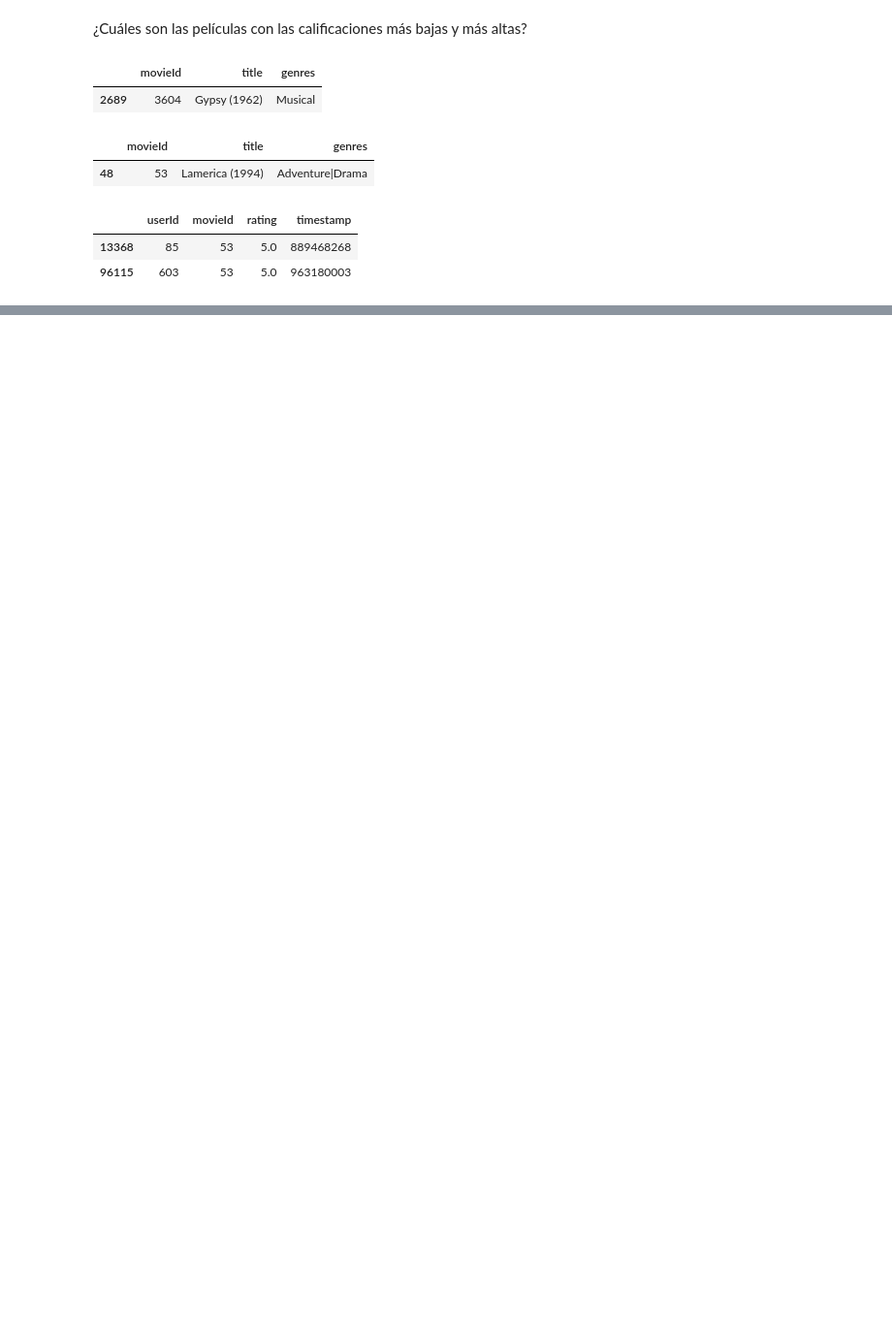
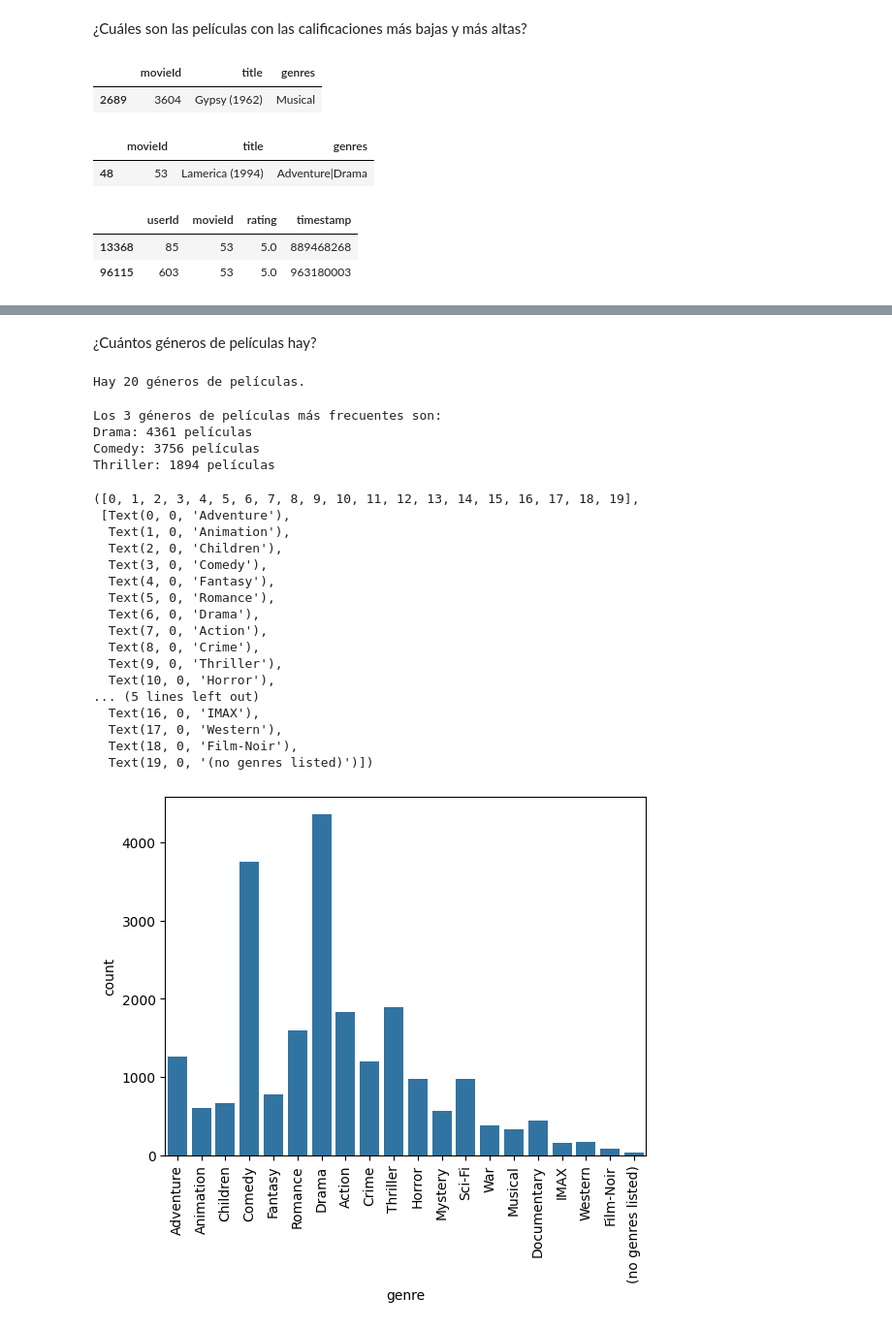
Before and after one commit to juancfaz/RecomendationMovieSystem, a Jupyter notebook: RecomendationSystem.ipynb, the cells around one changed output, grey strips where cells are left out. Shown at 97% size. Drawn from its saved outputs; the diff is of its cells as text; code cells hidden in the pictures; blank space fills up the shorter version.

```diff
--- a/RecomendationSystem.ipynb
+++ b/RecomendationSystem.ipynb
@@ -127,0 +229,3 @@ ratings[ratings['movieId'] == highest_rated]
+# %%
+movies['genres'] = movies['genres'].apply(lambda x: x.split('|'))
+movies.head()
@@ -127,0 +239,43 @@ ratings[ratings['movieId'] == highest_rated]
+# %% [markdown]
+¿Cuántos géneros de películas hay?
+# %%
+from collections import Counter
+
+genre_frequency = Counter(g for genres in movies['genres'] for g in genres)
+print(f"Hay {len(genre_frequency)} géneros de películas.")
+# %% [output]
+Hay 20 géneros de películas.
+# %%
+print("Los 3 géneros de películas más frecuentes son:")
+for genre, frequency in genre_frequency.most_common(3):
+    print(f"{genre}: {frequency} películas")
+# %% [output]
+Los 3 géneros de películas más frecuentes son:
+Drama: 4361 películas
+Comedy: 3756 películas
+Thriller: 1894 películas
+# %%
+genre_frequency_df = pd.DataFrame([genre_frequency]).T.reset_index()
+genre_frequency_df.columns = ['genre', 'count']
+
+sns.barplot(x='genre', y='count', data=genre_frequency_df)
+plt.xticks(rotation=90)
+# %% [output]
+([0, 1, 2, 3, 4, 5, 6, 7, 8, 9, 10, 11, 12, 13, 14, 15, 16, 17, 18, 19],
+ [Text(0, 0, 'Adventure'),
+  Text(1, 0, 'Animation'),
+  Text(2, 0, 'Children'),
+  Text(3, 0, 'Comedy'),
+  Text(4, 0, 'Fantasy'),
+  Text(5, 0, 'Romance'),
+  Text(6, 0, 'Drama'),
+  Text(7, 0, 'Action'),
+  Text(8, 0, 'Crime'),
+  Text(9, 0, 'Thriller'),
+  Text(10, 0, 'Horror'),
+... (5 lines left out)
+  Text(16, 0, 'IMAX'),
+  Text(17, 0, 'Western'),
+  Text(18, 0, 'Film-Noir'),
+  Text(19, 0, '(no genres listed)')])
+[figure, added]
```
Also changed, not shown: parts of 54 cells of this notebook, 1 other file.
